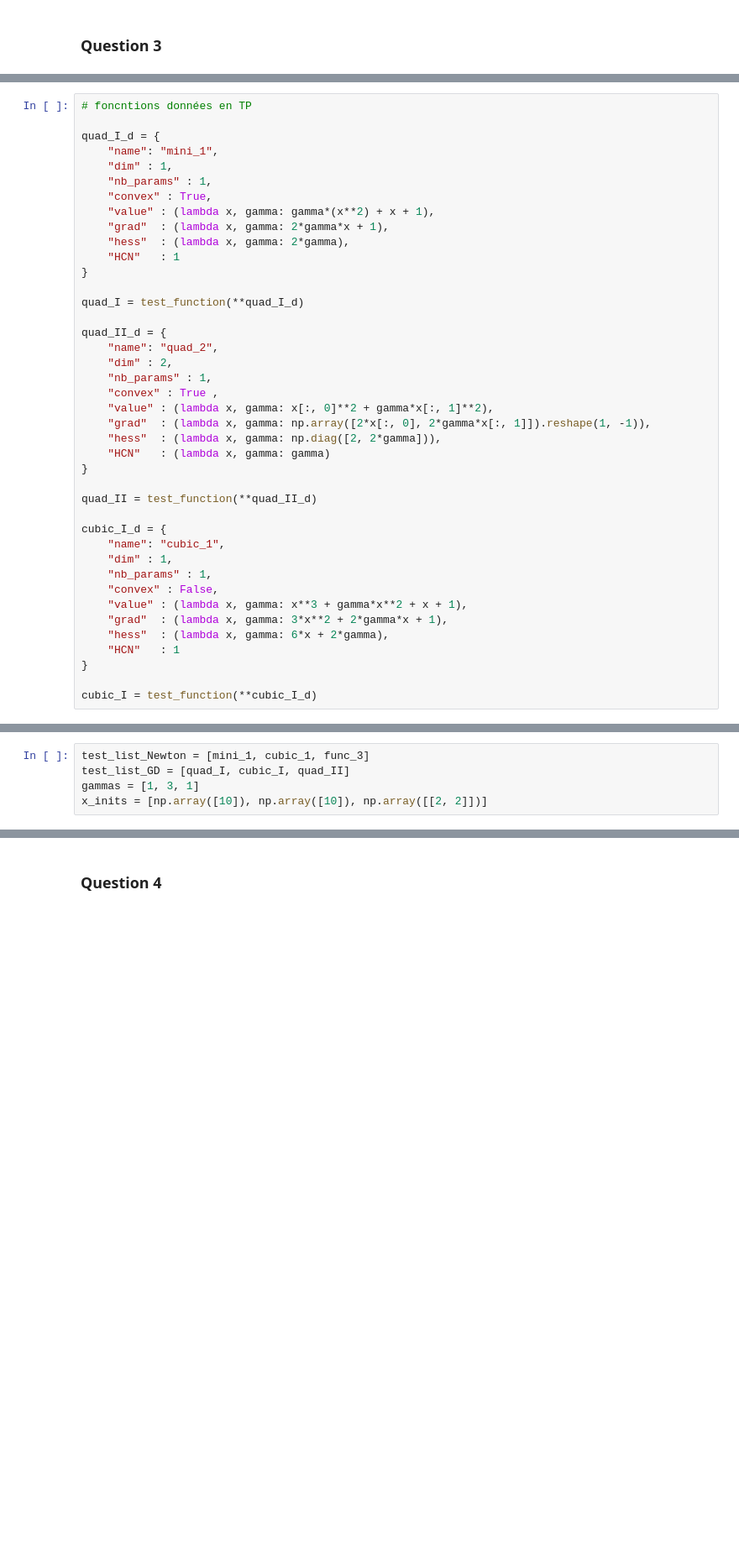
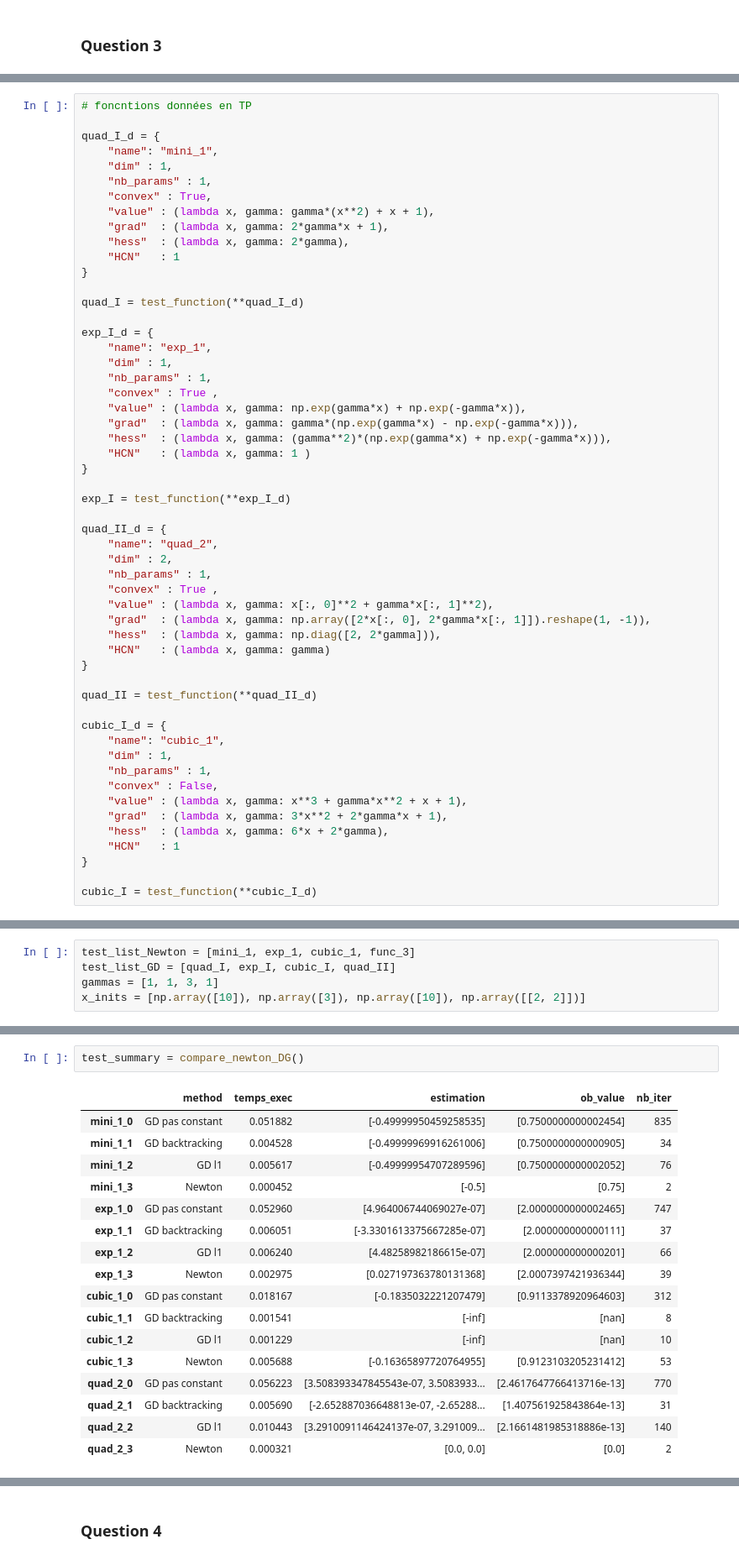
Before and after one commit to DaniGodin/ocvx, a Jupyter notebook: Code.ipynb, the cells around one changed output, grey strips where cells are left out. Shown at 84% size. Saved outputs shown, nothing was run; the diff lists cells and outputs as text; blank space fills up the shorter version.

```diff
--- a/Code.ipynb
+++ b/Code.ipynb
@@ -380,6 +379,19 @@ quad_I_d = {
 }
 
 quad_I = test_function(**quad_I_d)
+
+exp_I_d = {
+    "name": "exp_1",
+    "dim" : 1,
+    "nb_params" : 1,
+    "convex" : True ,
+    "value" : (lambda x, gamma: np.exp(gamma*x) + np.exp(-gamma*x)),
+    "grad"  : (lambda x, gamma: gamma*(np.exp(gamma*x) - np.exp(-gamma*x))),
+    "hess"  : (lambda x, gamma: (gamma**2)*(np.exp(gamma*x) + np.exp(-gamma*x))),
+    "HCN"   : (lambda x, gamma: 1 )
+}
+
+exp_I = test_function(**exp_I_d)
 
 quad_II_d = {
     "name": "quad_2",
@@ -520,10 +532,10 @@ def dsgd(x, f, grad, tol):
     sdescent[0, imax_diff] = grad_f[0, imax_diff]
     return (- sdescent)
 # %%
-test_list_Newton = [mini_1, cubic_1, func_3]
-test_list_GD = [quad_I, cubic_I, quad_II]
-gammas = [1, 3, 1]
-x_inits = [np.array([10]), np.array([10]), np.array([[2, 2]])]
+test_list_Newton = [mini_1, exp_1, cubic_1, func_3]
+test_list_GD = [quad_I, exp_I, cubic_I, quad_II]
+gammas = [1, 1, 3, 1]
+x_inits = [np.array([10]), np.array([3]), np.array([10]), np.array([[2, 2]])]
 # %%
 # tableau de comparaison entre methode de Newton et celles de GD
 
@@ -611,0 +611,20 @@ test_summary
+# %%
+test_summary = compare_newton_DG()
+# %% [output]
+|  | method | temps_exec | estimation | ob_value | nb_iter |
+| mini_1_0 | GD pas constant | 0.051882 | [-0.49999950459258535] | [0.7500000000002454] | 835 |
+| mini_1_1 | GD backtracking | 0.004528 | [-0.49999969916261006] | [0.7500000000000905] | 34 |
+| mini_1_2 | GD l1 | 0.005617 | [-0.49999954707289596] | [0.7500000000002052] | 76 |
+| mini_1_3 | Newton | 0.000452 | [-0.5] | [0.75] | 2 |
+| exp_1_0 | GD pas constant | 0.052960 | [4.964006744069027e-07] | [2.0000000000002465] | 747 |
+| exp_1_1 | GD backtracking | 0.006051 | [-3.3301613375667285e-07] | [2.000000000000111] | 37 |
+| exp_1_2 | GD l1 | 0.006240 | [4.48258982186615e-07] | [2.000000000000201] | 66 |
+| exp_1_3 | Newton | 0.002975 | [0.027197363780131368] | [2.0007397421936344] | 39 |
+| cubic_1_0 | GD pas constant | 0.018167 | [-0.1835032221207479] | [0.9113378920964603] | 312 |
+| cubic_1_1 | GD backtracking | 0.001541 | [-inf] | [nan] | 8 |
+| cubic_1_2 | GD l1 | 0.001229 | [-inf] | [nan] | 10 |
+| cubic_1_3 | Newton | 0.005688 | [-0.16365897720764955] | [0.9123103205231412] | 53 |
+| quad_2_0 | GD pas constant | 0.056223 | [3.508393347845543e-07, 3.5083933... | [2.4617647766413716e-13] | 770 |
+| quad_2_1 | GD backtracking | 0.005690 | [-2.652887036648813e-07, -2.65288... | [1.407561925843864e-13] | 31 |
+| quad_2_2 | GD l1 | 0.010443 | [3.2910091146424137e-07, 3.291009... | [2.1661481985318886e-13] | 140 |
+| quad_2_3 | Newton | 0.000321 | [0.0, 0.0] | [0.0] | 2 |
```
Also changed, not shown: parts of 19 cells of this notebook, 2 other files.
